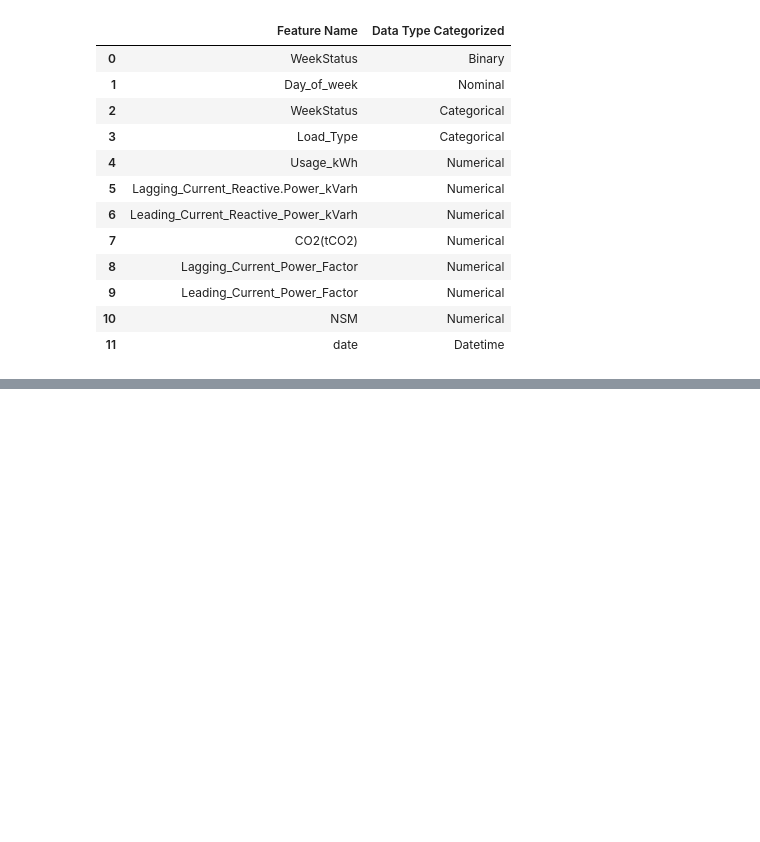
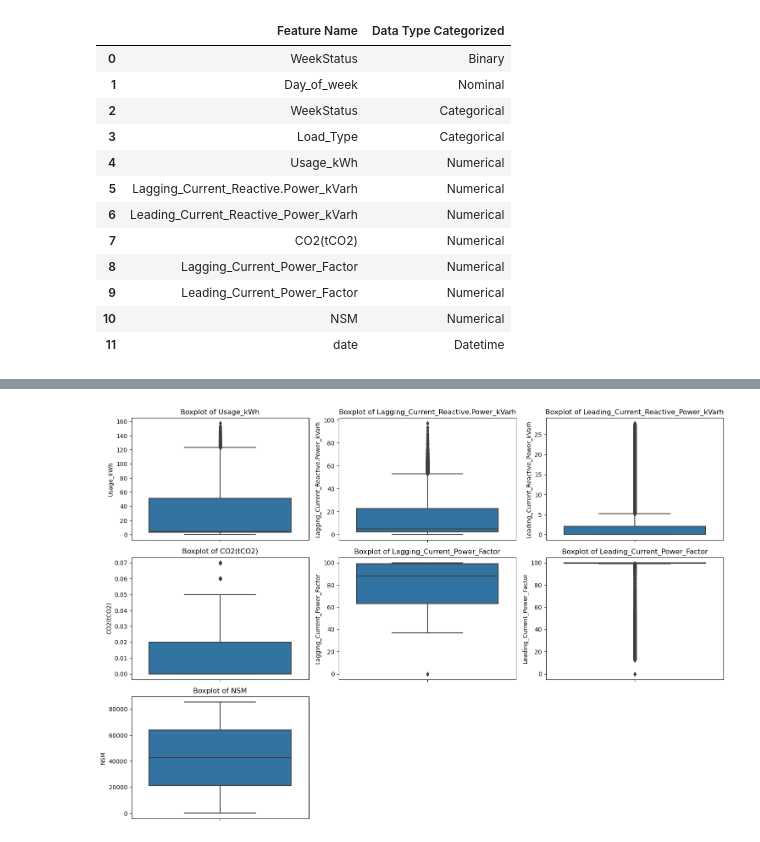
Before and after one commit to yeshwanthkotha/steel_industry_energy_consumption_data, a Jupyter notebook: steel_industry_energy_consumption_data.ipynb, the cells around one changed output, grey strips where cells are left out. Saved outputs shown, nothing was run; the diff lists cells and outputs as text; code cells hidden in the pictures; blank space fills up the shorter version.

```diff
--- a/steel_industry_energy_consumption_data.ipynb
+++ b/steel_industry_energy_consumption_data.ipynb
@@ -210,0 +211,20 @@ for f in range(X_train[features_selected].shape[1]):
+# %%
+# Capping at the 1st and 99th percentiles
+for col in ['Usage_kWh', 'CO2(tCO2)']:
+    lower_percentile = data[col].quantile(0.01)
+    upper_percentile = data[col].quantile(0.99)
+    data[col] = np.clip(data[col], lower_percentile, upper_percentile)
+
+# Ensuring NSM is within the range 0 to 86400 (number of seconds in 24 hours)
+data['NSM'] = np.clip(data['NSM'], 0, 86400)
+# %%
+plt.figure(figsize=(15, 10))  # Adjust the size as needed
+for i, col in enumerate(numerical_data.columns):
+    plt.subplot(len(numerical_data.columns) // 3 + 1, 3, i + 1)
+    sns.boxplot(y=col, data=numerical_data)
+    plt.title(f'Boxplot of {col}')
+    plt.tight_layout()
+
+plt.show()
+# %% [output]
+[figure, added]
```
Also changed, not shown: parts of 23 cells of this notebook, 2 other files.
